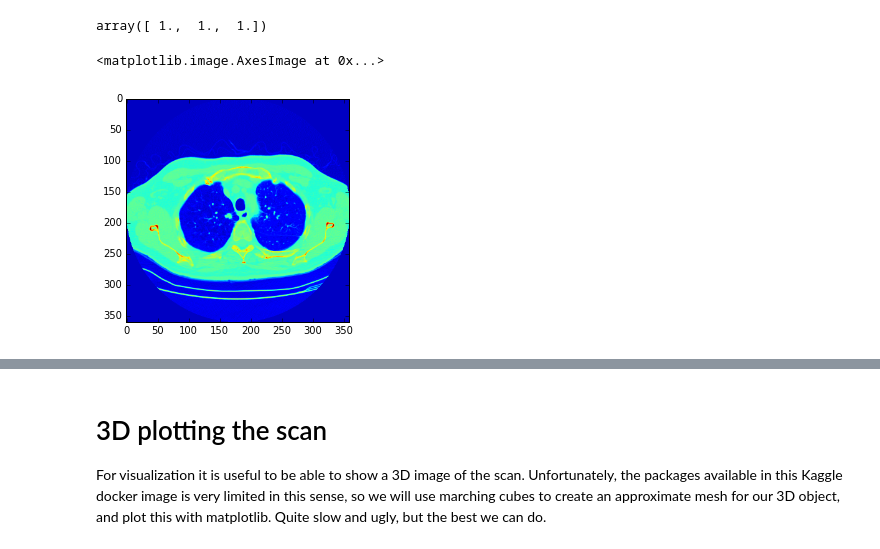
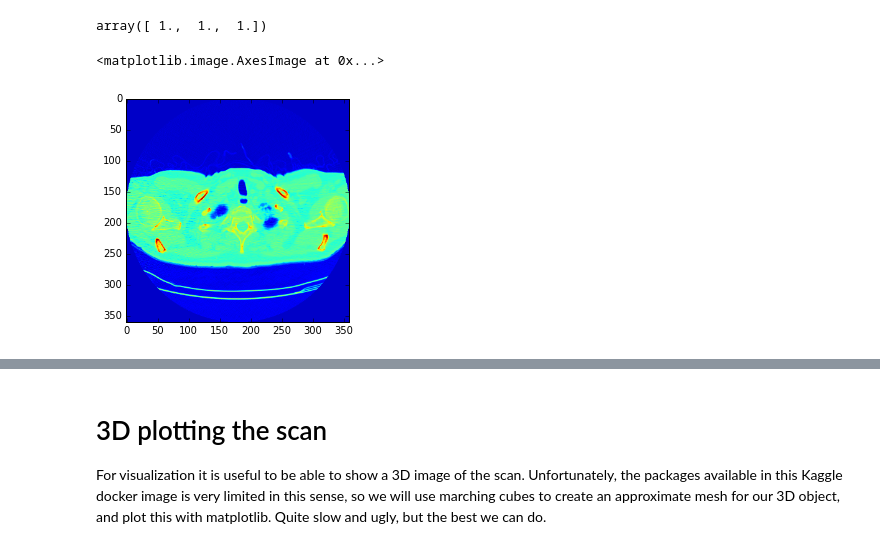
Before and after one commit to xkortex/kaggle_bowl_lung, a Jupyter notebook: resampling04.ipynb, the cells around one changed output, grey strips where cells are left out. Cells and saved outputs as stored; diff of their text form; code cells hidden in the pictures.

```diff
--- a/resampling04.ipynb
+++ b/resampling04.ipynb
@@ -294,7 +312,7 @@ array([ 1.,  1.,  1.])
 # %%
 # np.save('resamp1', pix_resampled)
 # %%
-plt.imshow(pix_resampled[250])
+plt.imshow(pix_resampled[300])
 # %% [output]
 <matplotlib.image.AxesImage at 0x...>
-[figure, old version]
+[figure, new version]
```
Also changed, not shown: parts of 21 cells of this notebook, 4 other files.
